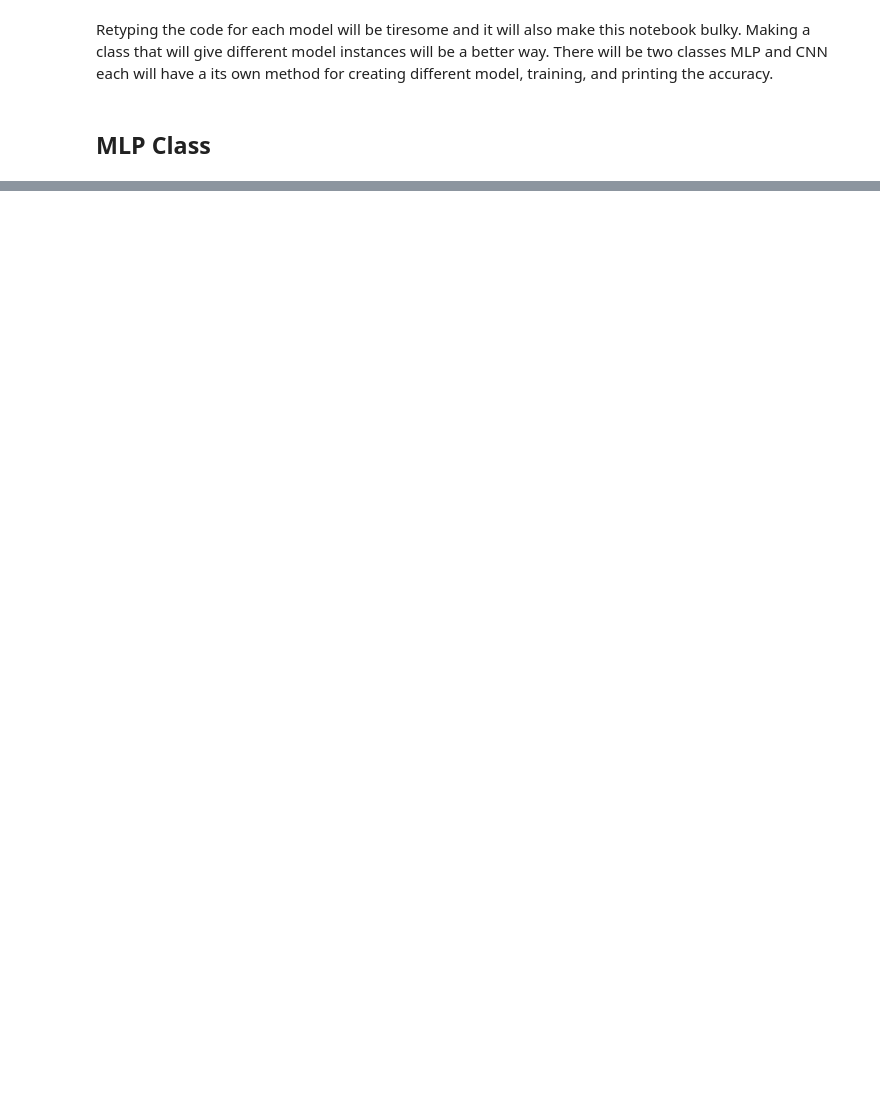
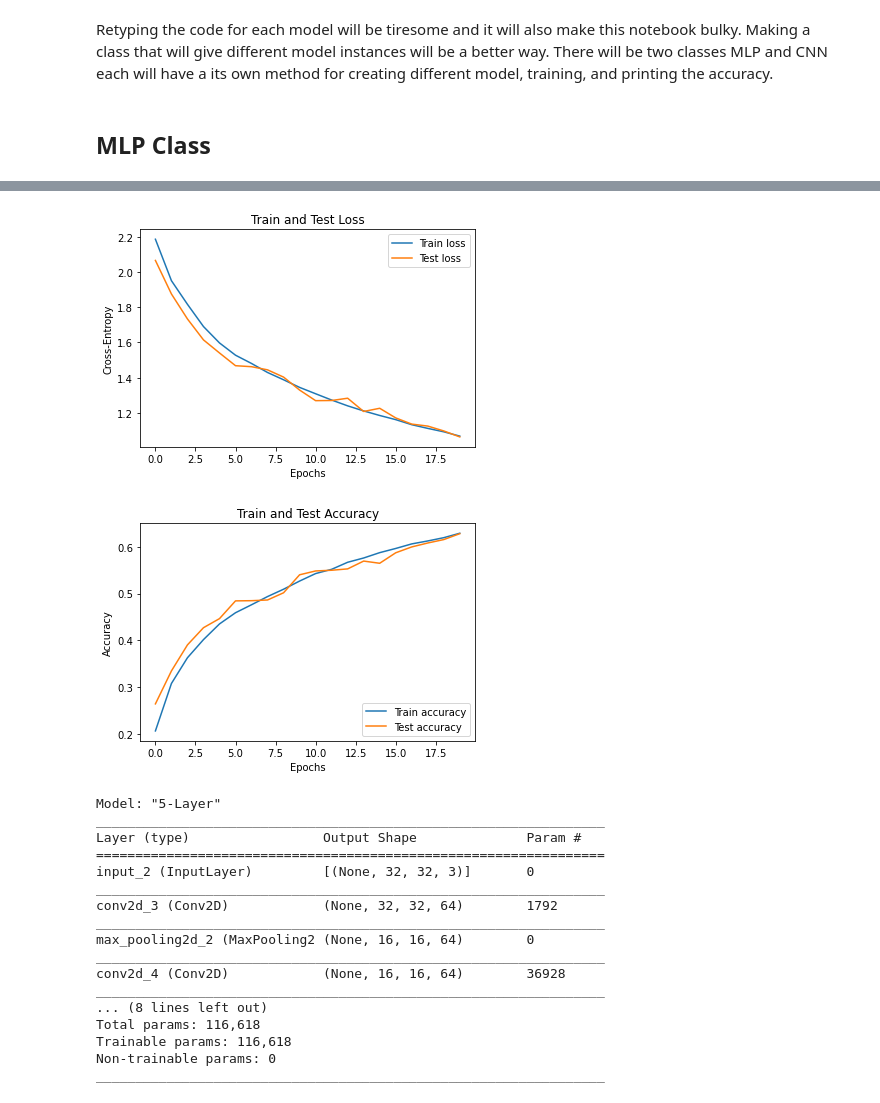
Before and after one commit to peeeyow/CIFAR10-MLP-CNN, a Jupyter notebook: CIFAR10 Classification using MLP and CNN.ipynb, the cells around one changed output, grey strips where cells are left out. Cells and saved outputs as stored; diff of their text form; code cells hidden in the pictures; blank space fills up the shorter version.

```diff
--- a/CIFAR10 Classification using MLP and CNN.ipynb
+++ b/CIFAR10 Classification using MLP and CNN.ipynb
@@ -30,0 +36,5 @@ List of GPUs:
+# %%
+(xTrain, yTrain), (xTest, yTest) = cifar10.load_data()
+print("Number of samples for training: ", xTrain.shape[0])
+print("Number of samples for testing: ", xTest.shape[0])
+print("Input image size: ", xTrain.shape[1:])
@@ -30,0 +48,2 @@ List of GPUs:
+# %%
+xTrain, xTest = xTrain/255.0, xTest/255.0
@@ -31,3 +54,5 @@ List of GPUs:
+# %%
+yTrain, yTest = to_categorical(yTrain), to_categorical(yTest)
 # %% [markdown]
 Retyping the code for each model will be tiresome and it will also make this notebook bulky. Making a class that will give different model instances will be a better way.
 There will be two classes MLP and CNN each will have a its own method for creating different model, training, and printing the accuracy.
@@ -38,0 +290,12 @@ class MLP:
+# %%
+batch_size = 128
+kernel_size = 3
+filters = 64
+epochs = 20
+loss = 'categorical_crossentropy'
+activation = 'relu'
+
+model1 = CNN(batch_size, kernel_size, filters,
+                    epochs, activation, loss, xTrain, yTrain, xTest, yTest)
+model1.model5L()
+model1.run()
@@ -38,0 +320,25 @@ class MLP:
+# %%
+model1.plotCrossEntrophy()
+model1.plotAccuracy()
+model1.printModelSummary()
+model1.printModelPlot()
+# %% [output]
+[figure, added]
+[figure, added]
+Model: "5-Layer"
+_________________________________________________________________
+Layer (type)                 Output Shape              Param #
+=================================================================
+input_2 (InputLayer)         [(None, 32, 32, 3)]       0
+_________________________________________________________________
+conv2d_3 (Conv2D)            (None, 32, 32, 64)        1792
+_________________________________________________________________
+max_pooling2d_2 (MaxPooling2 (None, 16, 16, 64)        0
+_________________________________________________________________
+conv2d_4 (Conv2D)            (None, 16, 16, 64)        36928
+_________________________________________________________________
+... (8 lines left out)
+Total params: 116,618
+Trainable params: 116,618
+Non-trainable params: 0
+_________________________________________________________________
```
Also changed, not shown: parts of 13 cells of this notebook.
